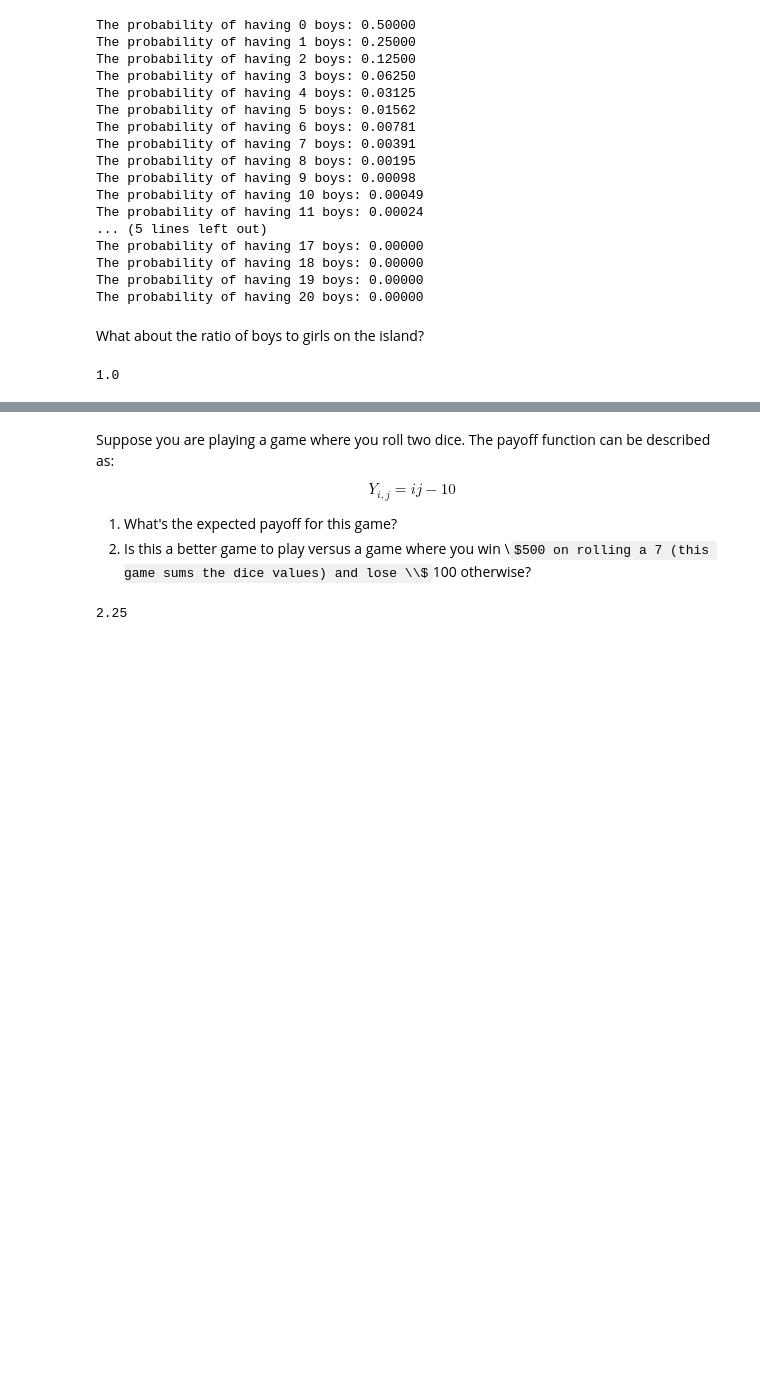
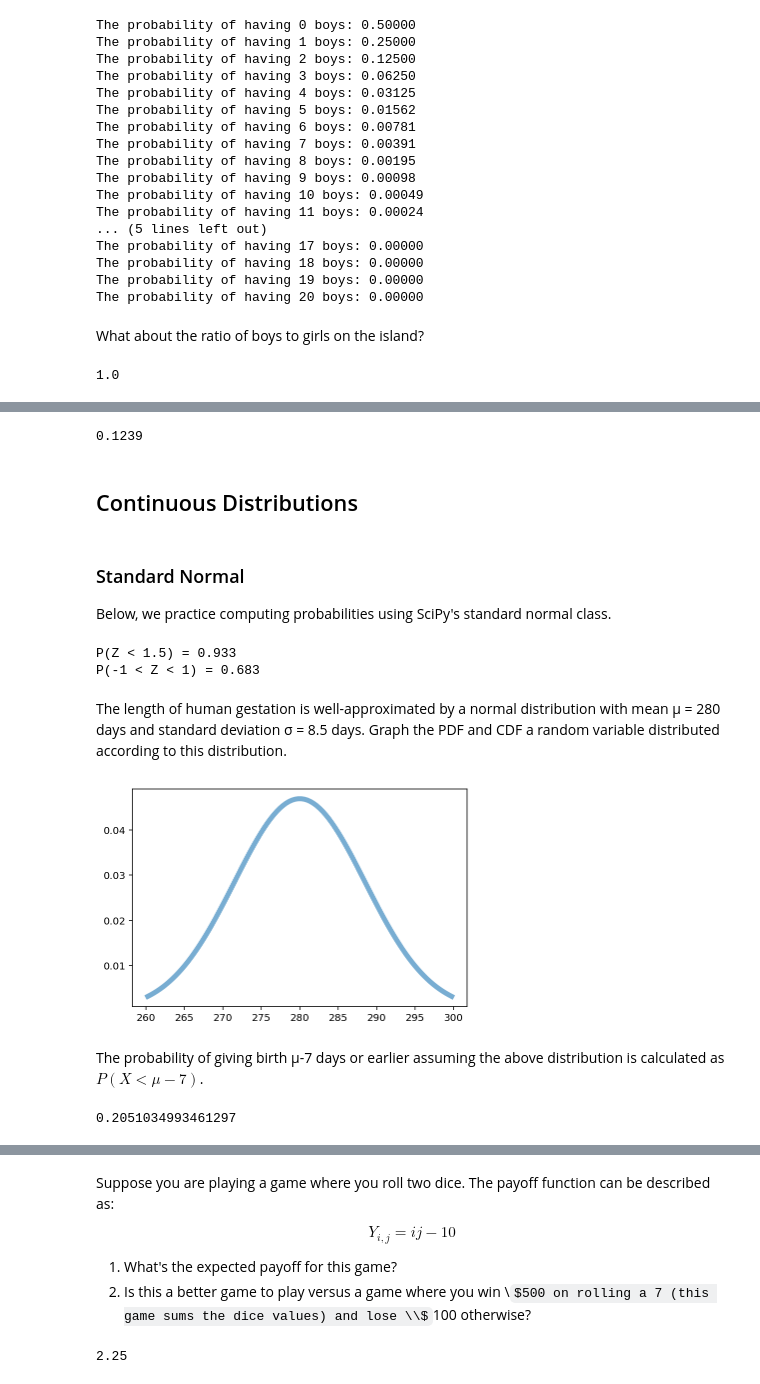
Before and after one commit to Per48edjes/Misc-Math-Practice, a Jupyter notebook: MIT 18.05 - Selected Problems & Exercises.ipynb, the cells around one changed output, grey strips where cells are left out. Drawn from its saved outputs; the diff is of its cells as text; code cells hidden in the pictures; some formulas as TeX source; blank space fills up the shorter version.

```diff
--- a/MIT 18.05 - Selected Problems & Exercises.ipynb
+++ b/MIT 18.05 - Selected Problems & Exercises.ipynb
@@ -76,0 +121,44 @@ geom.mean(p, loc)
+# %%
+event_ct = 0
+for _ in range(trials):
+    if longest_runs_sim(50)[0] >= 8:
+        event_ct += 1
+
+# Estimate probability of a longest run in 50 flips >= 8
+event_ct / trials
+# %% [output]
+0.1239
+# %% [markdown]
+## Continuous Distributions
+# %% [markdown]
+### Standard Normal
+
+Below, we practice computing probabilities using SciPy's standard normal class.
+# %%
+z_1 = 1.5
+z_2 = -1
+z_3 = 1
+
+print(f"P(Z < {z_1}) = {round(norm.cdf(z_1), 3)}")
+print(f"P({z_2} < Z < {z_3}) = {round(norm.cdf(z_3) - norm.cdf(z_2), 3)}")
+# %% [output]
+P(Z < 1.5) = 0.933
+P(-1 < Z < 1) = 0.683
+# %% [markdown]
+The length of human gestation is well-approximated by a normal distribution with mean μ = 280 days and standard deviation σ = 8.5 days. Graph the PDF and CDF a random variable distributed according to this distribution.
+# %%
+mu = 280
+sigma = 8.5
+
+z = np.linspace(norm.ppf(0.01), norm.ppf(.99), 100)
+x = sigma * z + mu
+plt.plot(x, norm.pdf(x, loc=mu, scale=sigma), lw=5, alpha=0.6, label='norm pdf')
+plt.show()
+# %% [output]
+[figure, added]
+# %% [markdown]
+The probability of giving birth μ-7 days or earlier assuming the above distribution is calculated as $P(X < \mu - 7)$.
+# %%
+norm.cdf(mu-7, loc=mu, scale=sigma)
+# %% [output]
+0.2051034993461297
```
Also changed, not shown: parts of 16 cells of this notebook.
